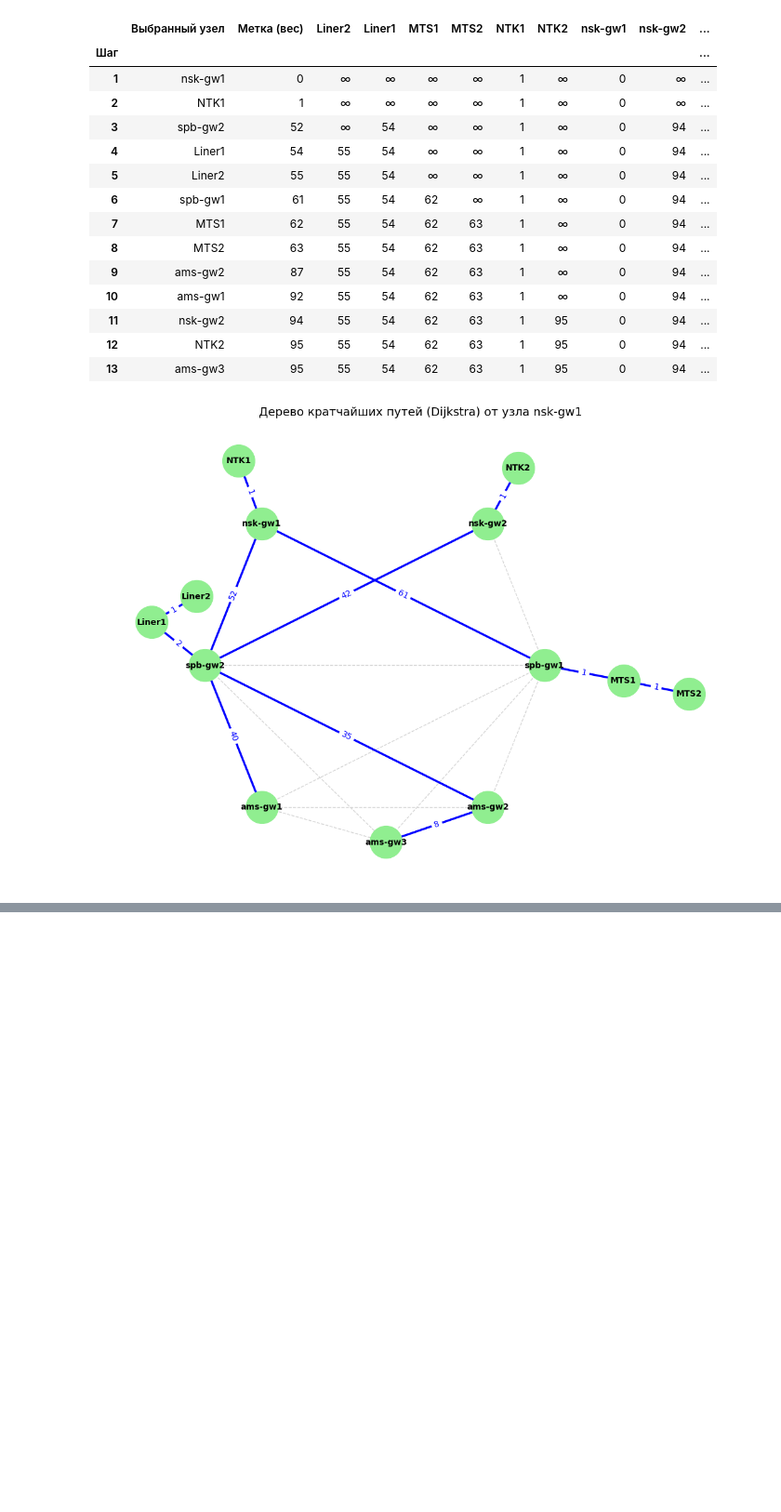
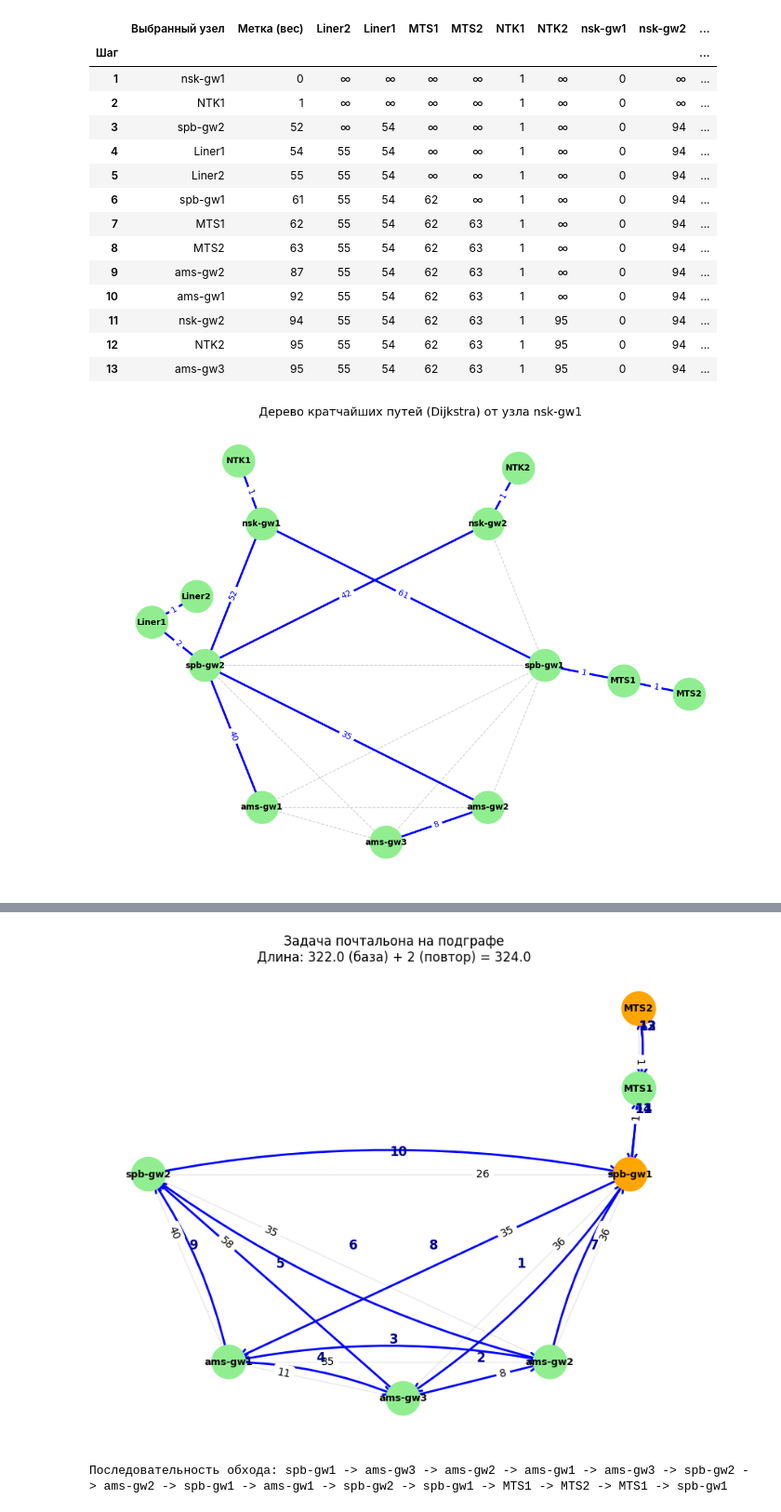
Before and after one commit to nikolyabb/college-homework, a Jupyter notebook: discrete_math/dmath.ipynb, the cells around one changed output, grey strips where cells are left out. Shown at 93% size. Saved outputs shown, nothing was run; the diff lists cells and outputs as text; code cells hidden in the pictures; blank space fills up the shorter version.

```diff
--- a/discrete_math/dmath.ipynb
+++ b/discrete_math/dmath.ipynb
@@ -459,0 +757,67 @@ plt.show()
+# %%
+import matplotlib.pyplot as plt
+import networkx as nx
+
+# 1. Поиск нечетных вершин и пути для дублирования
+odd_nodes = [v for v, d in G_sub.degree() if d % 2 == 1]
+u, v = odd_nodes[0], odd_nodes[1]
+path_to_double = nx.dijkstra_path(G_sub, u, v, weight='weight')
+
+# 2. Создаем мультиграф и добавляем дублирующие ребра
+# Это нужно, чтобы алгоритм эйлерова цикла понимал, что по одной дороге можно пройти дважды
+M = nx.MultiGraph(G_sub)
+for i in range(len(path_to_double) - 1):
+    n1, n2 = path_to_double[i], path_to_double[i+1]
+    w = G_sub[n1][n2]['weight']
+    M.add_edge(n1, n2, weight=w)
+
+# 3. Находим сам маршрут (Эйлеров цикл)
+# Стартуем, например, с spb-gw1
+start_node = 'spb-gw1'
+euler_circuit = list(nx.eulerian_circuit(M, source=start_node))
+
+# 4. Отрисовка
+plt.figure(figsize=(10, 8))
+
+# Узлы
+node_colors = ['orange' if n in odd_nodes else 'lightgreen' for n in G_sub.nodes()]
+nx.draw_networkx_nodes(G_sub, pos, node_color=node_colors, node_size=1000)
+nx.draw_networkx_labels(G_sub, pos, font_weight='bold', font_size=9)
+
+# Рисуем базовые ребра (серые)
+nx.draw_networkx_edges(G_sub, pos, edge_color='lightgray', width=1, alpha=0.5)
+
+# Рисуем маршрут стрелками
+# Чтобы стрелки не перекрывали друг друга на двусторонних путях, используем connectionstyle
+for i, (u_edge, v_edge) in enumerate(euler_circuit):
+    # Рисуем каждое ребро маршрута со стрелкой
+    nx.draw_networkx_edges(G_sub, pos, edgelist=[(u_edge, v_edge)],
+                           edge_color='blue', width=2,
+                           arrows=True, arrowsize=20, arrowstyle='->',
+                           connectionstyle=f'arc3, rad={0.1 * (i % 3 - 1)}') # Небольшой изгиб, чтобы видеть шаги
+
+    # Добавляем номер шага над ребром
+    mid_x = (pos[u_edge][0] + pos[v_edge][0]) / 2
+    mid_y = (pos[u_edge][1] + pos[v_edge][1]) / 2
+    plt.text(mid_x, mid_y + 0.05, str(i+1), color='darkblue', fontsize=12, fontweight='bold')
+
+# Веса
+edge_weights = nx.get_edge_attributes(G_sub, 'weight')
+nx.draw_networkx_edge_labels(G_sub, pos, edge_labels=edge_weights, label_pos=0.3)
+
+original_dist = G_sub.size(weight='weight')
+extra_dist = nx.dijkstra_path_length(G_sub, u, v, weight='weight')
+
+# plt.title(f"Маршрут китайского почтальона (пронумерован)\n"
+#           f"Итоговая дистанция: {original_dist + extra_dist}", fontsize=12)
+plt.title(f"Задача почтальона на подграфе\n"
+          f"Длина: {original_dist} (база) + {extra_dist} (повтор) = {original_dist + extra_dist}")
+plt.axis('off')
+plt.show()
+
+# Печать текстовой последовательности
+path_sequence = [start_node] + [edge[1] for edge in euler_circuit]
+print(f"Последовательность обхода: {' -> '.join(path_sequence)}")
+# %% [output]
+[figure, added]
+Последовательность обхода: spb-gw1 -> ams-gw3 -> ams-gw2 -> ams-gw1 -> ams-gw3 -> spb-gw2 -> ams-gw2 -> spb-gw1 -> ams-gw1 -> spb-gw2 -> spb-gw1 -> MTS1 -> MTS2 -> MTS1 -> spb-gw1
```
Also changed, not shown: parts of 11 cells of this notebook, 1 other file.
